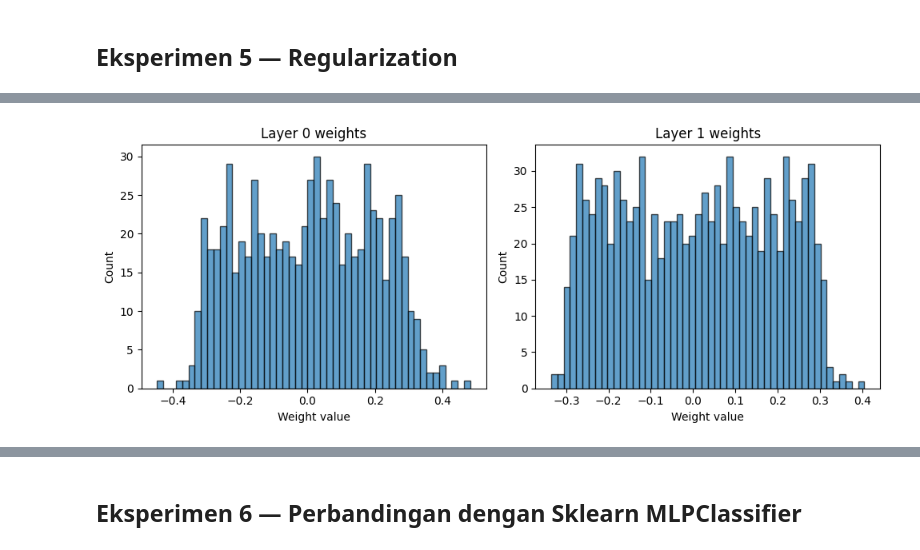
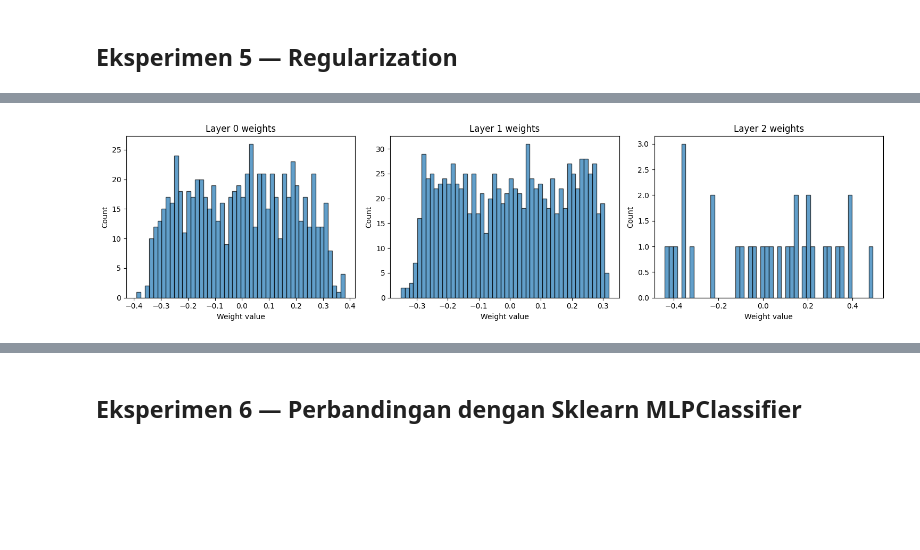
Before and after one commit to yonatan-nyo/ML-FFNN, a Jupyter notebook: src/notebooks/main.ipynb, the cells around one changed output, grey strips where cells are left out. Saved outputs shown, nothing was run; the diff lists cells and outputs as text; code cells hidden in the pictures; blank space fills up the shorter version.

```diff
--- a/src/notebooks/main.ipynb
+++ b/src/notebooks/main.ipynb
@@ -139,8 +139,8 @@ depth_configs = {
 }
 
 def train_and_evaluate(name, layer_sizes):
-    # Determine activations: 'relu' for hidden, 'sigmoid' for output
-    acts = ["relu"] * (len(layer_sizes) - 2) + ["sigmoid"]
+    # Determine activations: 'linear' for hidden, 'sigmoid' for output
+    acts = ["linear"] * (len(layer_sizes) - 2) + ["sigmoid"]
 
     model = ChosenNetwork(layer_sizes=layer_sizes, activations=acts, loss="bce", seed=SEED_VALUE)
     history = model.fit(X_train, y_train, val_data=(X_val, y_val),
@@ -363,7 +363,7 @@ print("="*50)
 
 INPUT_DIM = X_train.shape[1]
 BASE_ARCH = [INPUT_DIM, 32, 32, 1]
-ACTIVATIONS = ["relu", "relu", "sigmoid"]
+ACTIVATIONS = ["linear", "linear", "sigmoid"]
 EPOCHS = 100
 BATCH_SIZE = 32
 
@@ -467,7 +637,7 @@ print("="*50)
 
 INPUT_DIM = X_train.shape[1]
 BASE_ARCH = [INPUT_DIM, 32, 32, 1]
-ACTIVATIONS = ["relu", "relu", "sigmoid"]
+ACTIVATIONS = ["linear", "linear", "sigmoid"]
 EPOCHS = 100
 BATCH_SIZE = 32
 LR = 0.001
@@ -576,64 +746,72 @@ Distributions for Init = xavier:
 ## Eksperimen 5 — Regularization
 # %%
 # =====================================================================
-# --- EXPERIMENT 5: EFFECT OF REGULARIZATION ---
+# --- EXPERIMENT 5: EFFECT OF REGULARIZATION ON MODEL GENERALIZATION ---
 # =====================================================================
-print("\n" + "="*50)
-print("EXPERIMENT 5: REGULARIZATION (L1 vs L2 vs None)")
-print("="*50)
+print("\n" + "=" * 50)
+print("EXPERIMENT 5: REGULARIZATION")
+print("=" * 50)
 
 INPUT_DIM = X_train.shape[1]
 BASE_ARCH = [INPUT_DIM, 32, 32, 1]
-ACTIVATIONS = ["relu", "relu", "sigmoid"]
-EPOCHS = 100
-BATCH_SIZE = 32
-LR = 0.001
-REG_LAMBDA = 0.001
+ACTIVATIONS = ["linear", "linear", "sigmoid"]
+EPOCHS, BATCH_SIZE, LR = 100, 32, 0.001
 
-reg_configs = [None, "l1", "l2"]
-reg_histories = {}
-reg_models = {}
+# --- Regularization Scenarios ---
+reg_scenarios = {
+    "none": {"regularization": None, "reg_lambda": 0.0},
+    "l1_1e-3": {"regularization": "l1", "reg_lambda": 1e-3},
+    "l2_1e-3": {"regularization": "l2", "reg_lambda": 1e-3},
+}
 
-for reg in reg_configs:
-    reg_name = reg if reg is not None else "None"
+reg_histories, reg_metrics, reg_models = {}, {}, {}
 
-    model = ChosenNetwork(layer_sizes=BASE_ARCH, activations=ACTIVATIONS, loss="bce",
-                          seed=SEED_VALUE, regularization=reg, reg_lambda=REG_LAMBDA if reg else 0.0)
+for scenario_name, reg_cfg in reg_scenarios.items():
+    model = ChosenNetwork(
+        layer_sizes=BASE_ARCH,
+        activations=ACTIVATIONS,
+        loss="bce",
+        seed=SEED_VALUE,
+        initializer="xavier",
+        regularization=reg_cfg["regularization"],
+        reg_lambda=reg_cfg["reg_lambda"],
+    )
+    history = model.fit(X_train, y_train, val_data=(X_val, y_val), epochs=EPOCHS, batch_size=BATCH_SIZE, learning_rate=LR, verbose=0)
 
-    history = model.fit(X_train, y_train, val_data=(X_val, y_val),
-                        epochs=EPOCHS, batch_size=BATCH_SIZE, learning_rate=LR, verbose=0)
+    y_pred = (model.predict(X_val) > 0.5).astype(int)
+    f1 = f1_score(y_val.ravel(), y_pred.ravel(), average="binary")
 
-    y_pred_probs = model.predict(X_val)
-    y_pred = (y_pred_probs > 0.5).astype(int)
-    f1 = f1_score(y_val, y_pred, average='binary')
+    reg_histories[scenario_name] = history
+    reg_models[scenario_name] = model
+    reg_metrics[scenario_name] = {
+        "f1": float(f1),
+        "best_val_loss": float(np.min(history["val_loss"])),
+        "best_epoch": int(np.argmin(history["val_loss"])) + 1,
+    }
 
-    print(f"[Regularization: {reg_name:<4}] F1 Score: {f1:.5f}")
+# --- Print Summary Table ---
+print("\nRegularization Results:")
+for name, m in reg_metrics.items():
+    print(f"[{name:<10}] F1={m['f1']:.5f} | Best Val Loss={m['best_val_loss']:.5f} @ epoch {m['best_epoch']}")
 
-    reg_histories[reg_name] = history
-    reg_models[reg_name] = model
-
-# --- Plotting Training & Val Loss ---
+# --- Plot Training & Validation Loss Curves ---
 fig, axes = plt.subplots(1, 2, figsize=(14, 5))
-for reg_name, hist in reg_histories.items():
-    axes[0].plot(hist['train_loss'], label=f"Reg: {reg_name}")
-    axes[1].plot(hist['val_loss'], label=f"Reg: {reg_name}")
-
+for name, hist in reg_histories.items():
+    axes[0].plot(hist["train_loss"], label=name)
+    axes[1].plot(hist["val_loss"], label=name)
 axes[0].set_title("Training Loss by Regularization")
 axes[1].set_title("Validation Loss by Regularization")
 for ax in axes:
-    ax.set_xlabel("Epochs")
-    ax.set_ylabel("Loss")
-    ax.legend()
-    ax.grid(True, linestyle='--', alpha=0.7)
+    ax.set_xlabel("Epoch"), ax.set_ylabel("Loss"), ax.legend(), ax.grid(True, linestyle="--", alpha=0.6)
 plt.tight_layout()
 plt.show()
 
-# --- Plotting Weight and Gradient Distributions ---
-# Layer 0: INPUT->32 (hidden), Layer 1: 32->32 (hidden), Layer 2: 32->1 (output — excluded)
-print("\n--- Displaying Distributions (Hidden Layers 0 and 1 only) ---")
-for reg_name, model in reg_models.items():
-    print(f"\nDistributions for Regularization = {reg_name}:")
-    model.plot_weight_distribution(layers=[0, 1])
-    model.plot_gradient_distribution(layers=[0, 1])
+# --- Plot Weight & Gradient Distributions ---
+print("\n--- Displaying Weight & Gradient Distributions ---")
+layers_to_plot = list(range(len(BASE_ARCH) - 1))
+for name, model in reg_models.items():
+    print(f"\nDistributions for scenario = {name}:")
+    model.plot_weight_distribution(layers=layers_to_plot)
+    model.plot_gradient_distribution(layers=layers_to_plot)
 # %% [output]
 ==================================================
@@ -649 +829 @@ Distributions for Regularization = None:
-[figure, old version]
+[figure, new version]
```
Also changed, not shown: parts of 12 cells of this notebook, 2 other files.
